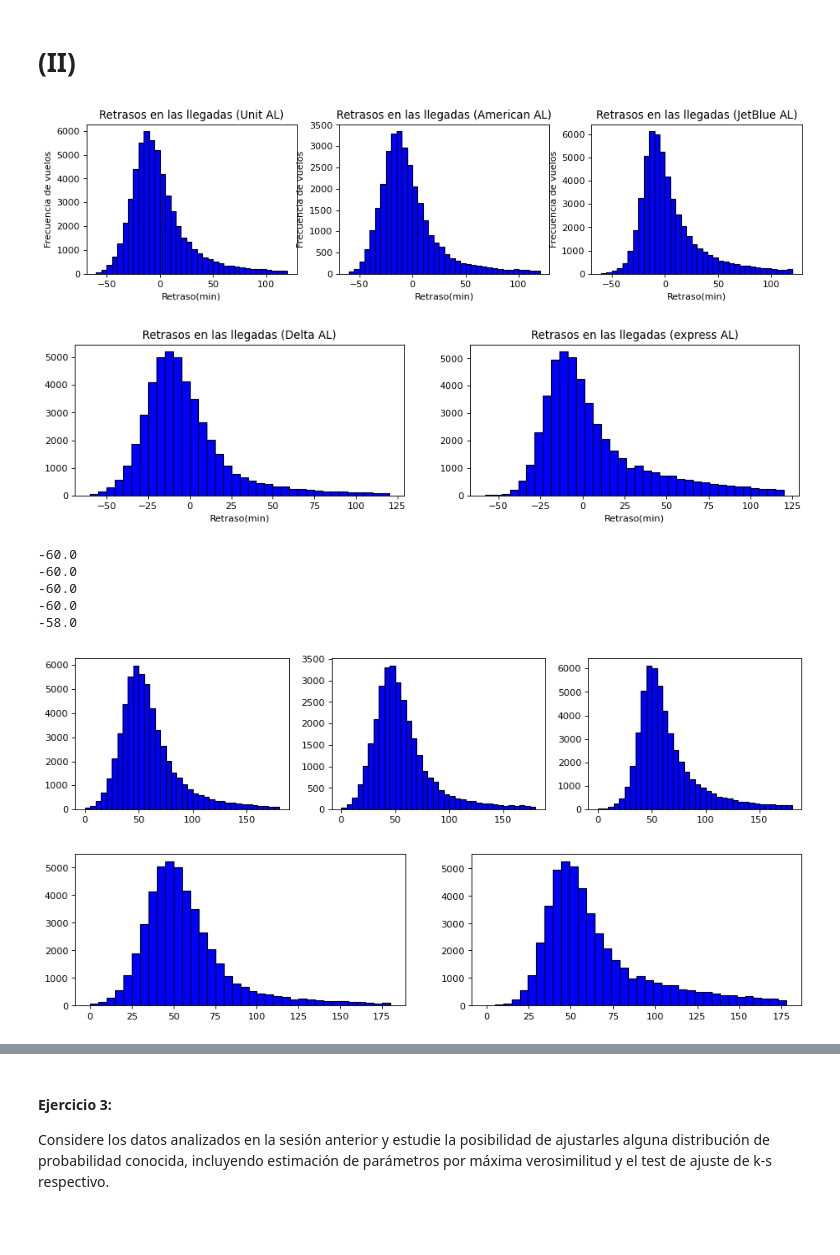
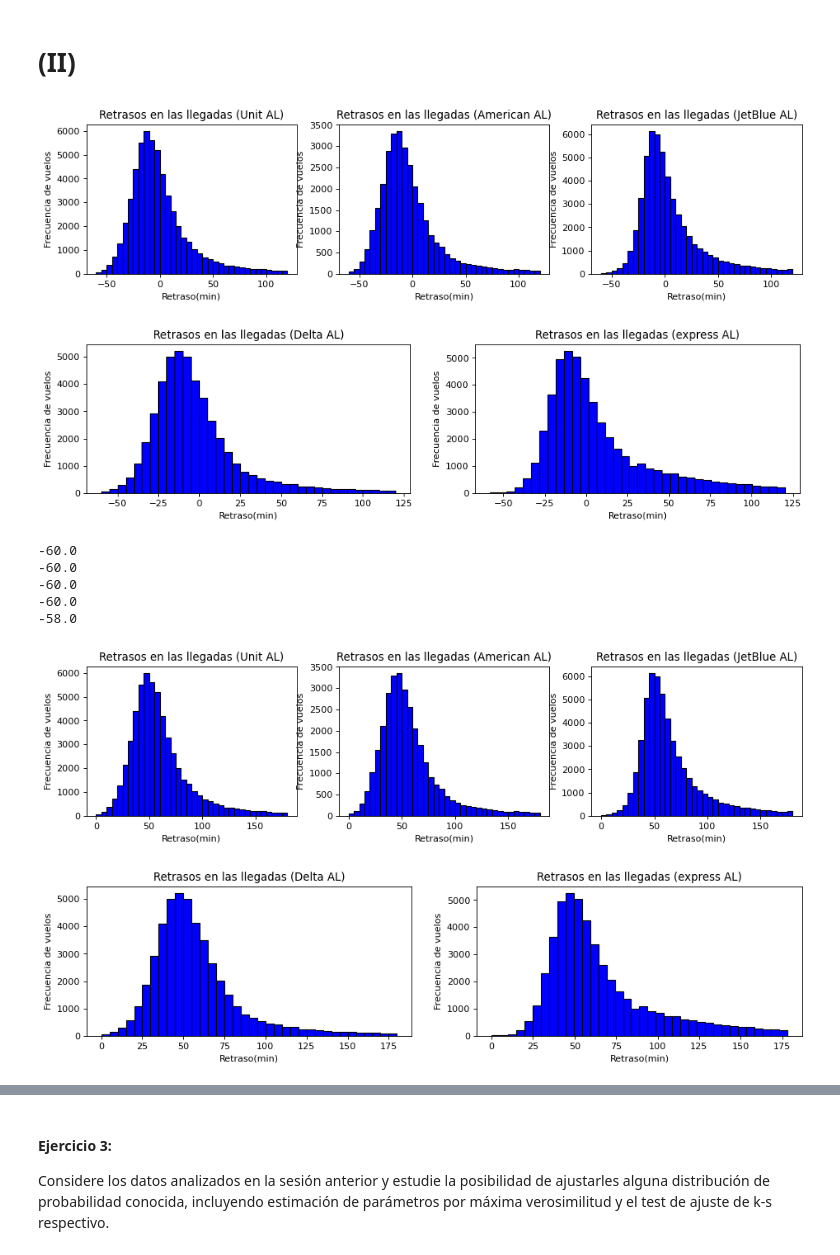
Before and after one commit to Spun1/INFO-274, a Jupyter notebook: lab3/Laboratorio3_2020.ipynb, the cells around one changed output, grey strips where cells are left out. Drawn from its saved outputs; the diff is of its cells as text; code cells hidden in the pictures; blank space fills up the shorter version.

```diff
--- a/lab3/Laboratorio3_2020.ipynb
+++ b/lab3/Laboratorio3_2020.ipynb
@@ -229,7 +199,7 @@ americanAL = vuelos['name'] == 'American Airlines Inc.'
 jetBlueAL = vuelos['name'] == 'JetBlue Airways'
 deltaAL = vuelos['name'] == 'Delta Air Lines Inc.'
 expressAL = vuelos['name'] == 'ExpressJet Airlines Inc.'
-unit = vuelos[UnitedAL]
+unit = vuelos[unitedAL]
 american = vuelos[americanAL]
 jetBlue = vuelos[jetBlueAL]
 delta = vuelos[deltaAL]
@@ -256,12 +226,12 @@ ax[1].set_xlabel('Retraso(min)'); ax[1].set_ylabel('Frecuencia de vuelos');
 ax[2].set_title('Retrasos en las llegadas (JetBlue AL)')
 ax[2].set_xlabel('Retraso(min)'); ax[2].set_ylabel('Frecuencia de vuelos');
 ax1[0].set_title('Retrasos en las llegadas (Delta AL)')
-ax1[0].set_xlabel('Retraso(min)'); ax[0].set_ylabel('Frecuencia de vuelos');
+ax1[0].set_xlabel('Retraso(min)'); ax1[0].set_ylabel('Frecuencia de vuelos');
 ax1[1].set_title('Retrasos en las llegadas (express AL)')
-ax1[1].set_xlabel('Retraso(min)'); ax[1].set_ylabel('Frecuencia de vuelos');
+ax1[1].set_xlabel('Retraso(min)'); ax1[1].set_ylabel('Frecuencia de vuelos');
 # %% [output]
 [figure]
-[figure, old version]
+[figure, new version]
 # %%
 #UNIT
 
@@ -291,35 +261,45 @@ datos1_delta = delta['arr_delay']
 datosMin = datos1_delta.min()
 print(datosMin)
 datos1_delta = datos1_delta - datosMin
 
 #EXPRESS
 datos1_express = express['arr_delay']
 datosMin = datos1_express.min()
 print(datosMin)
 datos1_express = datos1_express - datosMin
 
 #GRAFICOS
 
 fig, ax = plt.subplots(1, 3, figsize=(14, 3), dpi=80)
 fig, ax1 = plt.subplots(1, 2, figsize=(14, 3), dpi=80)
+ax[0].set_title('Retrasos en las llegadas (Unit AL)')
+ax[0].set_xlabel('Retraso(min)'); ax[0].set_ylabel('Frecuencia de vuelos');
+ax[1].set_title('Retrasos en las llegadas (American AL)')
+ax[1].set_xlabel('Retraso(min)'); ax[1].set_ylabel('Frecuencia de vuelos');
+ax[2].set_title('Retrasos en las llegadas (JetBlue AL)')
+ax[2].set_xlabel('Retraso(min)'); ax[2].set_ylabel('Frecuencia de vuelos');
+ax1[0].set_title('Retrasos en las llegadas (Delta AL)')
+ax1[0].set_xlabel('Retraso(min)'); ax1[0].set_ylabel('Frecuencia de vuelos');
+ax1[1].set_title('Retrasos en las llegadas (express AL)')
+ax1[1].set_xlabel('Retraso(min)'); ax1[1].set_ylabel('Frecuencia de vuelos');
 ax[0].hist(datos1_unit, color = 'blue', edgecolor = 'black',
          bins = int(180/5));
 ax[1].hist(datos1_american, color = 'blue', edgecolor = 'black',
          bins = int(180/5));
 ax[2].hist(datos1_jetBlue, color = 'blue', edgecolor = 'black',
          bins = int(180/5));
 ax1[0].hist(datos1_delta, color = 'blue', edgecolor = 'black',
          bins = int(180/5));
 ax1[1].hist(datos1_express, color = 'blue', edgecolor = 'black',
          bins = int(180/5));
 # %% [output]
 -60.0
 -60.0
 -60.0
 -60.0
 -58.0
-[figure, old version]
+[figure, new version]
-[figure, old version]
+[figure, new version]
 # %%
 ## ajuste de distribución LogNormal considerando Estimadores de MV
 fig, ax = plt.subplots(1, 2,figsize=(16, 3), dpi=80)
```
Also changed, not shown: parts of 11 cells of this notebook.
